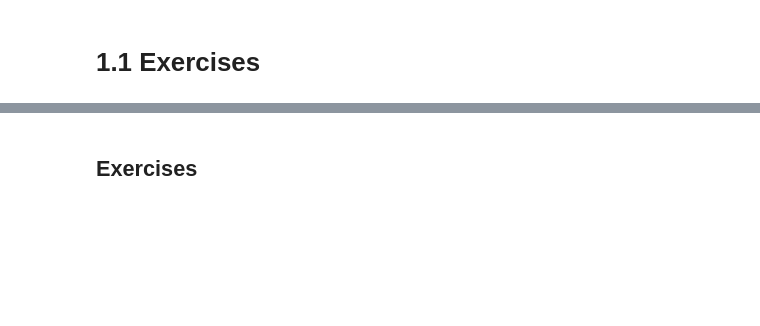
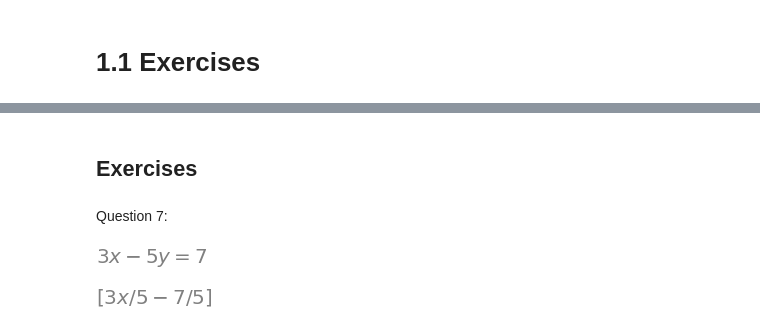
Before and after one commit to sethfair/calculus-studies, a Jupyter notebook: Chapter 1/1.1.ipynb, the cells around one changed output, grey strips where cells are left out. Cells and saved outputs as stored; diff of their text form; code cells hidden in the pictures; blank space fills up the shorter version.

```diff
--- a/Chapter 1/1.1.ipynb
+++ b/Chapter 1/1.1.ipynb
@@ -17,5 +17,17 @@ a, s, t, u, v, w, x, y, z = symbols("a, s, t, u, v, w, x, y, z")
 k, m, n = symbols("k, m, n", integer=True)
 f, g, h = symbols("f, g, h", cls=Function)
 init_printing()
-# %% [markdown]
-## Exercises
+# %% [markdown]
+## Exercises
+# %% [markdown]
+Question 7:
+# %%
+y1 = Eq(3*x - 5*y, 7)
+y1
+# %% [output]
+[figure, added]
+# %%
+y1_solve = solve(y1, y)
+y1_solve
+# %% [output]
+[figure, added]
```
Also changed, not shown: parts of 18 cells of this notebook.
